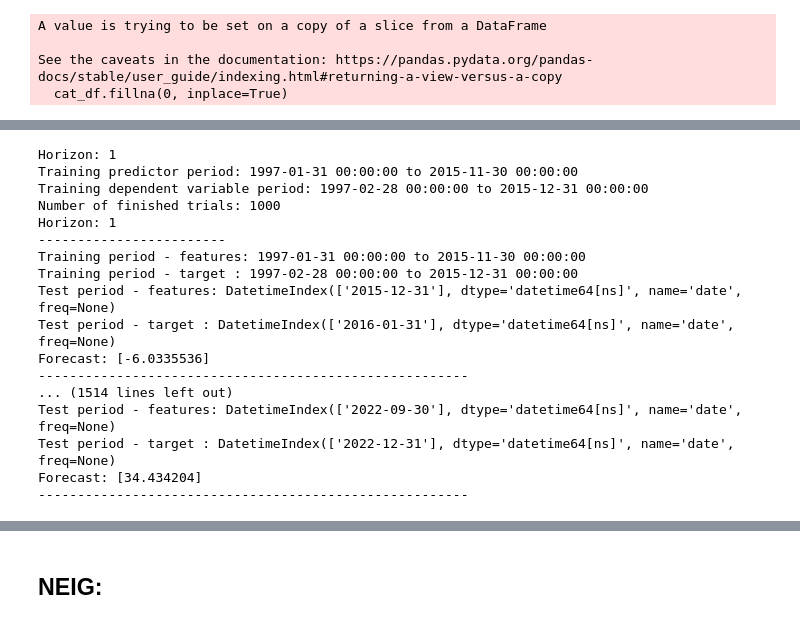
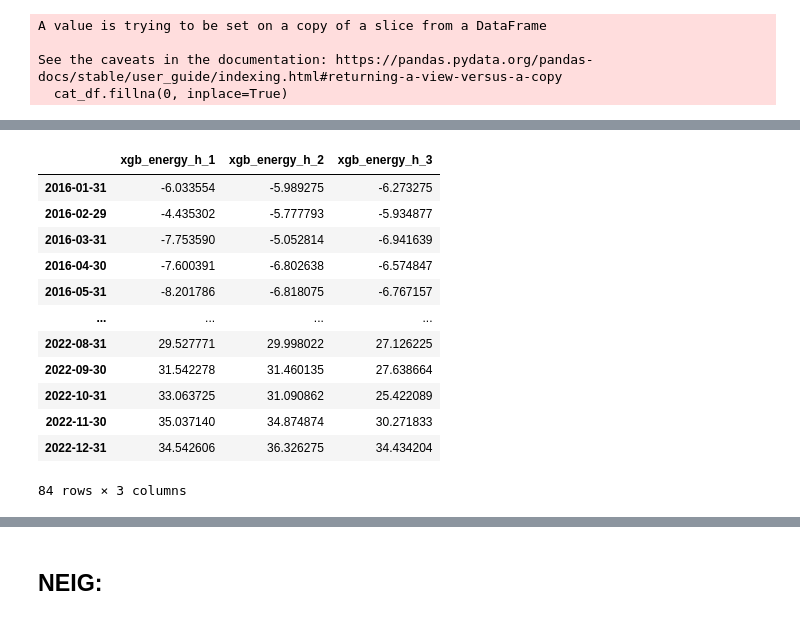
Before and after one commit to lamlam98765/thesis_code, a Jupyter notebook: main/5.2_xbg_plain.ipynb, the cells around one changed output, grey strips where cells are left out. Saved outputs shown, nothing was run; the diff lists cells and outputs as text; code cells hidden in the pictures.

Commit message:
save hyperparam xgb

```diff
--- a/main/5.2_xbg_plain.ipynb
+++ b/main/5.2_xbg_plain.ipynb
@@ -96,7 +97,7 @@ best_param = mine_s.hyperparam_tuning_optuna(mine_s.objective_xgb, X_cat_train,
 
 # save best_param:
 
-with open(f'models/{model}_h_{h}_hyperparam.json', 'w') as json_file:
+with open(f'models/{model}_{cat_short}_h_{h}_hyperparam.json', 'w') as json_file:
     json.dump(best_param, json_file)
 # %% [output]
 Number of finished trials: 1000
@@ -174,14 +162,8 @@ X_cat_train, X_cat_test, y_cat_train, y_cat_test = mine_g.split_train_test_set(X
 best_param = mine_s.hyperparam_tuning_optuna(mine_s.objective_xgb, X_cat_train, y_cat_train)
 
 # save best_param:
-
-with open(f'models/{model}_h_{h}_hyperparam.json', 'w') as json_file:
+with open(f'models/{model}_{cat_short}_h_{h}_hyperparam.json', 'w') as json_file:
     json.dump(best_param, json_file)
-
-N, T = len(X_cat_train), len(X_cat_test)
-
-y_pred = generate_forecast(X = cat_df, y = HICP_cat, N = N, T = T, h = h, hyperparam=best_param)
-food_cat_prediction.loc[:, f'{model}_{cat_short}_h_{h}'] = y_pred
 # %% [output]
 Horizon: 3
 Training predictor period: 1997-01-31 00:00:00 to 2015-09-30 00:00:00
@@ -243,15 +218,19 @@ A value is trying to be set on a copy of a slice from a DataFrame
 See the caveats in the documentation: https://pandas.pydata.org/pandas-docs/stable/user_guide/indexing.html#returning-a-view-versus-a-copy
   cat_df.fillna(0, inplace=True)
 # %%
-h = 1
-cat_df = pd.merge(cat_df, HICP_cat, how='inner', left_index=True, right_index=True)
-X_cat_train, X_cat_test, y_cat_train, y_cat_test = mine_g.split_train_test_set(X = cat_df, y = HICP_cat, h = h)
+for h in [1, 2, 3]:
+    X_cat_train, X_cat_test, y_cat_train, y_cat_test = mine_g.split_train_test_set(X = cat_df, y = HICP_cat, h = h)
 
-best_param = mine_s.hyperparam_tuning_optuna(mine_s.objective_xgb, X_cat_train, y_cat_train)
-N, T = len(X_cat_train), len(X_cat_test)
+    best_param = mine_s.hyperparam_tuning_optuna(mine_s.objective_xgb, X_cat_train, y_cat_train)
 
-y_pred = generate_forecast(X = cat_df, y = HICP_cat, N = N, T = T, h = h, hyperparam=best_param)
-energy_cat_prediction.loc[:, f'{model}_{cat_short}_h_{h}'] = y_pred
+    # save best_param:
+    with open(f'models/{model}_{cat_short}_h_{h}_hyperparam.json', 'w') as json_file:
+        json.dump(best_param, json_file)
+
+    N, T = len(X_cat_train), len(X_cat_test)
+
+    y_pred = generate_forecast(X = cat_df, y = HICP_cat, N = N, T = T, h = h, hyperparam=best_param, verbose=0)
+    energy_cat_prediction.loc[:, f'{model}_{cat_short}_h_{h}'] = y_pred
 # %% [output]
 Horizon: 1
 Training predictor period: 1997-01-31 00:00:00 to 2015-11-30 00:00:00
@@ -273,38 +253,21 @@ Forecast: [35.53298]
-# %%
-for h in [1, 2, 3]:
-    X_cat_train, X_cat_test, y_cat_train, y_cat_test = mine_g.split_train_test_set(X = cat_df, y = HICP_cat, h = h)
-
-    best_param = mine_s.hyperparam_tuning_optuna(mine_s.objective_xgb, X_cat_train, y_cat_train)
-
-    # save best_param:
-
-    with open(f'models/{model}_h_{h}_hyperparam.json', 'w') as json_file:
-        json.dump(best_param, json_file)
-
-    N, T = len(X_cat_train), len(X_cat_test)
-
-    y_pred = generate_forecast(X = cat_df, y = HICP_cat, N = N, T = T, h = h, hyperparam=best_param)
-    energy_cat_prediction.loc[:, f'{model}_{cat_short}_h_{h}'] = y_pred
-# %% [output]
-Horizon: 1
-Training predictor period: 1997-01-31 00:00:00 to 2015-11-30 00:00:00
-Training dependent variable period: 1997-02-28 00:00:00 to 2015-12-31 00:00:00
-Number of finished trials: 1000
-Horizon: 1
-------------------------
-Training period - features: 1997-01-31 00:00:00 to 2015-11-30 00:00:00
-Training period - target : 1997-02-28 00:00:00 to 2015-12-31 00:00:00
-Test period - features: DatetimeIndex(['2015-12-31'], dtype='datetime64[ns]', name='date', freq=None)
-Test period - target : DatetimeIndex(['2016-01-31'], dtype='datetime64[ns]', name='date', freq=None)
-Forecast: [-6.0335536]
--------------------------------------------------------
-... (1514 lines left out)
-Test period - features: DatetimeIndex(['2022-09-30'], dtype='datetime64[ns]', name='date', freq=None)
-Test period - target : DatetimeIndex(['2022-12-31'], dtype='datetime64[ns]', name='date', freq=None)
-Forecast: [34.434204]
--------------------------------------------------------
 # %%
 mine_g.save_forecast(forecast_result_df=energy_cat_prediction.reset_index(drop=True), cat_file_path=save_cat_file_path, category=cat_short)
+# %%
+energy_cat_prediction
+# %% [output]
+|  | xgb_energy_h_1 | xgb_energy_h_2 | xgb_energy_h_3 |
+| 2016-01-31 | -6.033554 | -5.989275 | -6.273275 |
+| 2016-02-29 | -4.435302 | -5.777793 | -5.934877 |
+| 2016-03-31 | -7.753590 | -5.052814 | -6.941639 |
+| 2016-04-30 | -7.600391 | -6.802638 | -6.574847 |
+| 2016-05-31 | -8.201786 | -6.818075 | -6.767157 |
+| ... | ... | ... | ... |
+| 2022-08-31 | 29.527771 | 29.998022 | 27.126225 |
+| 2022-09-30 | 31.542278 | 31.460135 | 27.638664 |
+| 2022-10-31 | 33.063725 | 31.090862 | 25.422089 |
+| 2022-11-30 | 35.037140 | 34.874874 | 30.271833 |
+| 2022-12-31 | 34.542606 | 36.326275 | 34.434204 |
+84 rows × 3 columns
 # %%
 
 yoy_real = pd.read_csv(f"data/preprocessed/{cat_short}_yoy_infl.csv", parse_dates=True, index_col='date')
```
Also changed, not shown: parts of 13 cells of this notebook, 15 other files.
